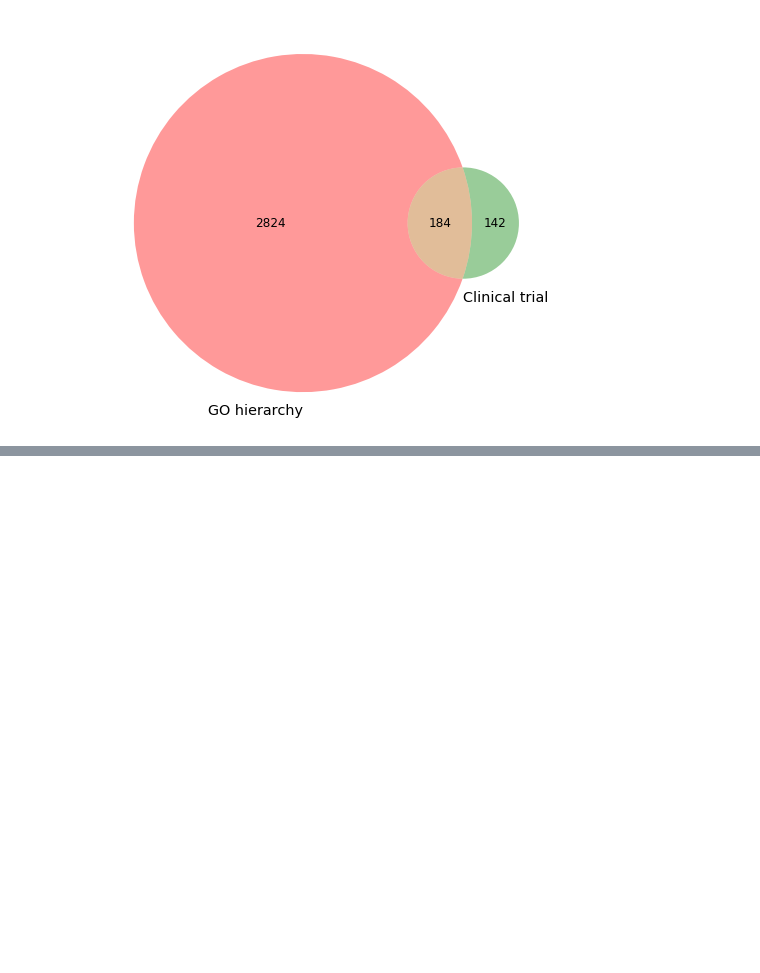
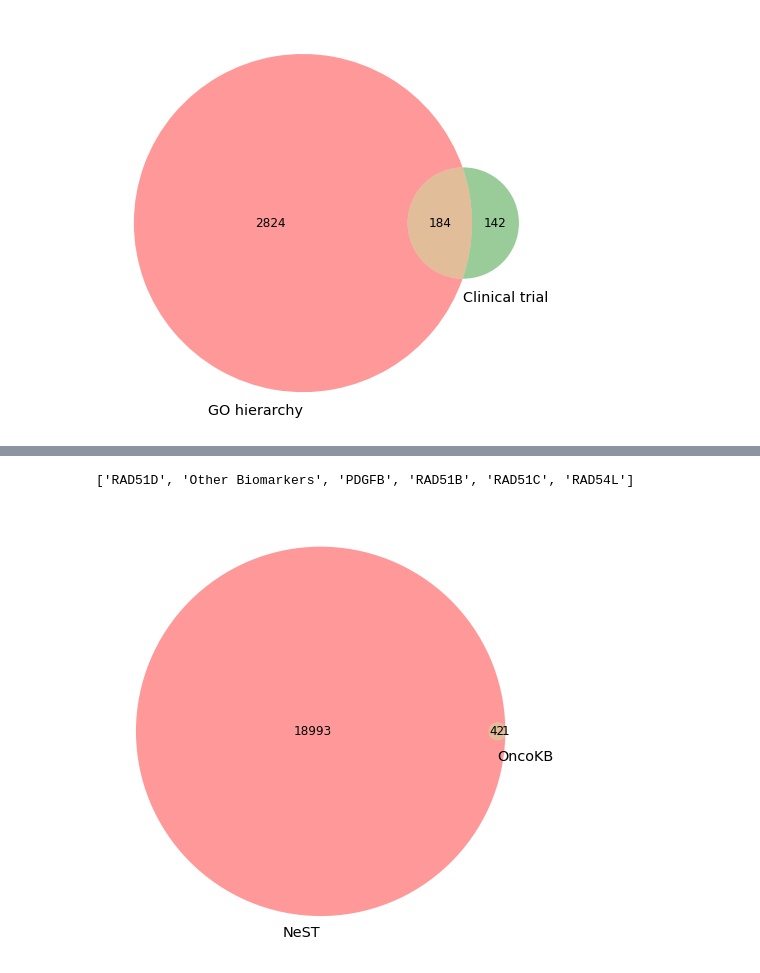
Before and after one commit to enmsilva/nest_drugcell, a Jupyter notebook: notebooks/training_data_analysis.ipynb, the cells around one changed output, grey strips where cells are left out. Cells and saved outputs as stored; diff of their text form; code cells hidden in the pictures; blank space fills up the shorter version.

```diff
--- a/notebooks/training_data_analysis.ipynb
+++ b/notebooks/training_data_analysis.ipynb
@@ -191,0 +202,12 @@ plt.show()
+# %%
+non_overlapping_genes = [g for g in onco_kb_genes if g not in genes]
+non_overlapping_genes
+# %% [output]
+['RAD51D', 'Other Biomarkers', 'PDGFB', 'RAD51B', 'RAD51C', 'RAD54L']
+# %%
+fig = plt.figure(figsize=(8,8))
+venn2([set(nest_gene_list), onco_kb_genes], ['NeST', 'OncoKB'])
+plt.show()
+#fig.savefig('../plots/GO_clinical_trial_gene_overlap.png')
+# %% [output]
+[figure, added]
```
Also changed, not shown: parts of 6 cells of this notebook, 5 other files.
